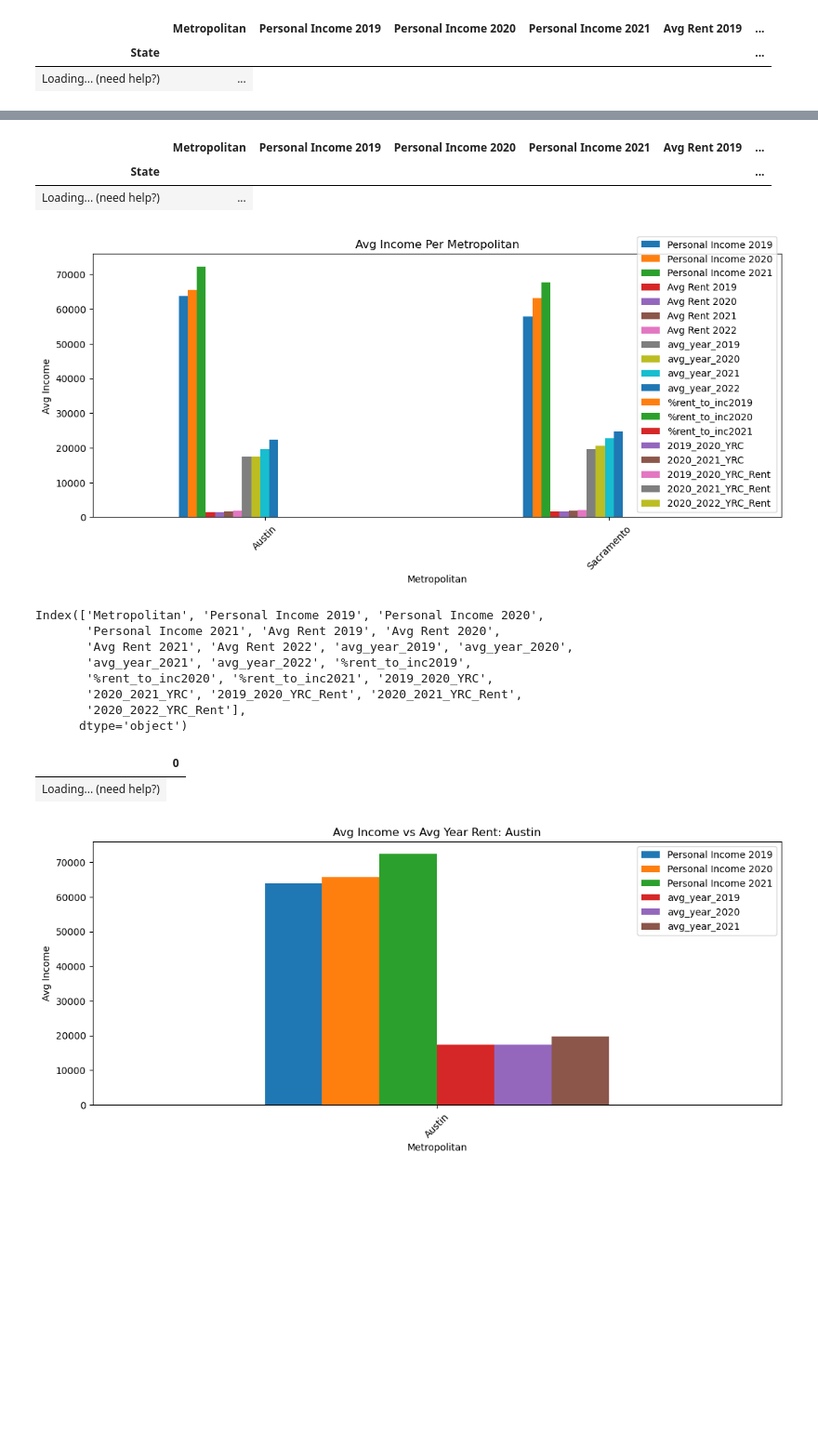
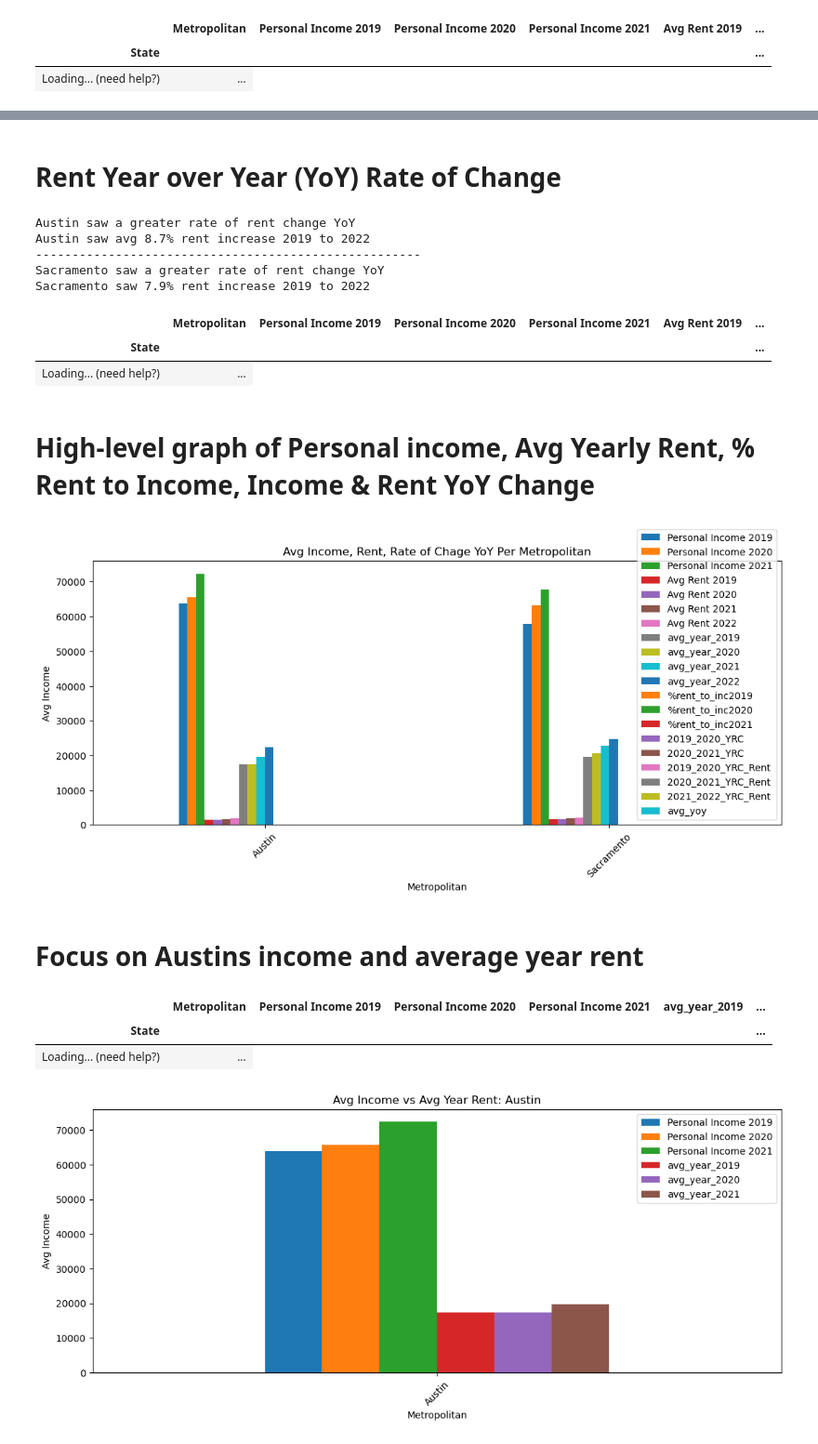
Before and after one commit to neginkanani/Project-1, a Jupyter notebook: Rent_vs_Income_%_change.ipynb, the cells around one changed output, grey strips where cells are left out. Shown at 93% size. Cells and saved outputs as stored; diff of their text form; code cells hidden in the pictures; blank space fills up the shorter version.

Commit message:
add graph to data set//notes for presentation//final code to clean and review uploaded

```diff
--- a/Rent_vs_Income_%_change.ipynb
+++ b/Rent_vs_Income_%_change.ipynb
@@ -110,43 +126,50 @@ df_reset
 |  | Metropolitan | Personal Income 2019 | Personal Income 2020 | Personal Income 2021 | Avg Rent 2019 | ... |
 | State |  |  |  |  |  | ... |
 | Loading... (need help?) | ... |
+# %% [markdown]
+# Rent Year over Year (YoY) Rate of Change
 # %%
 #rent rate of change YoY ((v2-v1)-v1)
 #V1 -> V2
 #YoY 2019 ->20
 df_reset['2019_2020_YRC_Rent'] = (df_reset['Avg Rent 2020'] - df_reset['Avg Rent 2019'])/df_reset['Avg Rent 2019']
 df_reset['2020_2021_YRC_Rent'] = (df_reset['Avg Rent 2021'] - df_reset['Avg Rent 2020'])/df_reset['Avg Rent 2020']
-df_reset['2020_2022_YRC_Rent'] = (df_reset['Avg Rent 2022'] - df_reset['Avg Rent 2021'])/df_reset['Avg Rent 2021']
+df_reset['2021_2022_YRC_Rent']= (df_reset['Avg Rent 2022'] - df_reset['Avg Rent 2021'])/df_reset['Avg Rent 2021']
+df_reset['avg_yoy'] = (df_reset['2019_2020_YRC_Rent'] + df_reset['2020_2021_YRC_Rent']+df_reset['2021_2022_YRC_Rent'])/3
+
+print(f'Austin saw a greater rate of rent change YoY')
+print(f'Austin saw avg 8.7% rent increase 2019 to 2022')
+print(f'-----------------------------------------------------')
+print(f'Sacramento saw a greater rate of rent change YoY')
+print(f'Sacramento saw 7.9% rent increase 2019 to 2022')
 
 
 df_reset
 # %% [output]
+Austin saw a greater rate of rent change YoY
+Austin saw avg 8.7% rent increase 2019 to 2022
+-----------------------------------------------------
+Sacramento saw a greater rate of rent change YoY
+Sacramento saw 7.9% rent increase 2019 to 2022
 |  | Metropolitan | Personal Income 2019 | Personal Income 2020 | Personal Income 2021 | Avg Rent 2019 | ... |
 | State |  |  |  |  |  | ... |
 | Loading... (need help?) | ... |
+# %% [markdown]
+# High-level graph of Personal income, Avg Yearly Rent, % Rent to Income, Income & Rent YoY Change
 # %%
 
 pandas_bar_plot = df_reset.plot(kind="bar",figsize=(13,5))
 
 pandas_bar_plot.set_xticklabels(df_reset["Metropolitan"], rotation=45)
 
-plt.title("Avg Income Per Metropolitan")
+plt.title("Avg Income, Rent, Rate of Chage YoY Per Metropolitan")
 plt.xlabel("Metropolitan")
 plt.ylabel("Avg Income")
 plt.show()
 # %% [output]
-[figure, old version]
+[figure, new version]
-# %%
-df_reset.columns
-# %% [output]
-Index(['Metropolitan', 'Personal Income 2019', 'Personal Income 2020',
-       'Personal Income 2021', 'Avg Rent 2019', 'Avg Rent 2020',
-       'Avg Rent 2021', 'Avg Rent 2022', 'avg_year_2019', 'avg_year_2020',
-       'avg_year_2021', 'avg_year_2022', '%rent_to_inc2019',
-       '%rent_to_inc2020', '%rent_to_inc2021', '2019_2020_YRC',
-       '2020_2021_YRC', '2019_2020_YRC_Rent', '2020_2021_YRC_Rent',
-       '2020_2022_YRC_Rent'],
-      dtype='object')
+# %% [markdown]
+# Focus on Austins income and average year rent
 # %%
 austin_df = df_reset.loc[df_reset["Metropolitan"] == "Austin", :]
 aust_income = austin_df[['Metropolitan', 'Personal Income 2019', 'Personal Income 2020',
@@ -162,10 +185,11 @@ aust_income.astype({"Personal Income 2019": float,
                     "avg_year_2020":float,
                     "avg_year_2021":float,
                     })
-aust_income.dtypes
+aust_income
 # %% [output]
-|  | 0 |
-| Loading... (need help?) |
+|  | Metropolitan | Personal Income 2019 | Personal Income 2020 | Personal Income 2021 | avg_year_2019 | ... |
+| State |  |  |  |  |  | ... |
+| Loading... (need help?) | ... |
 # %%
 pandas_bar_plot = aust_income.plot(kind="bar",figsize=(13,5))
 
```
Also changed, not shown: parts of 23 cells of this notebook, 5 other files.
